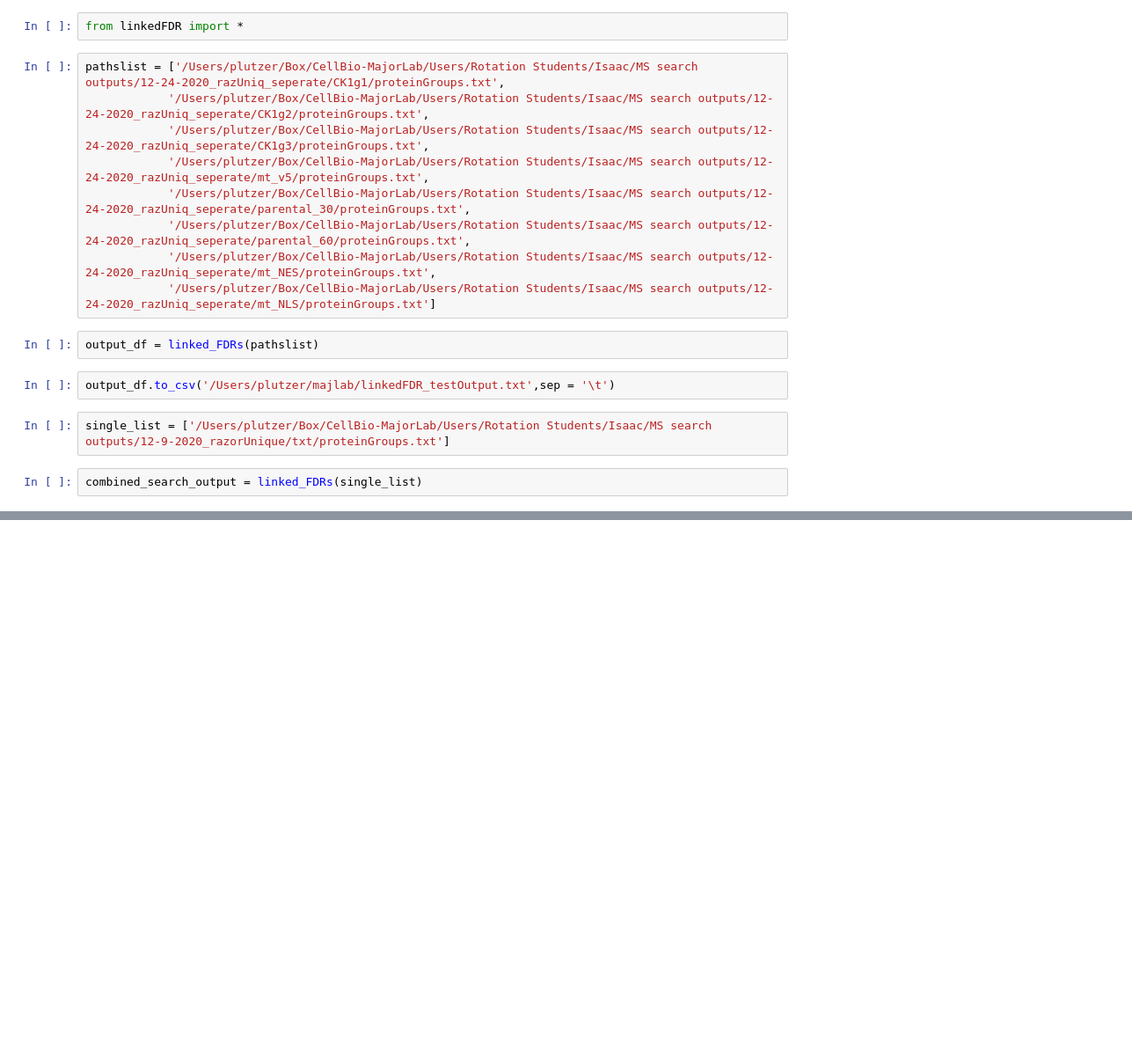
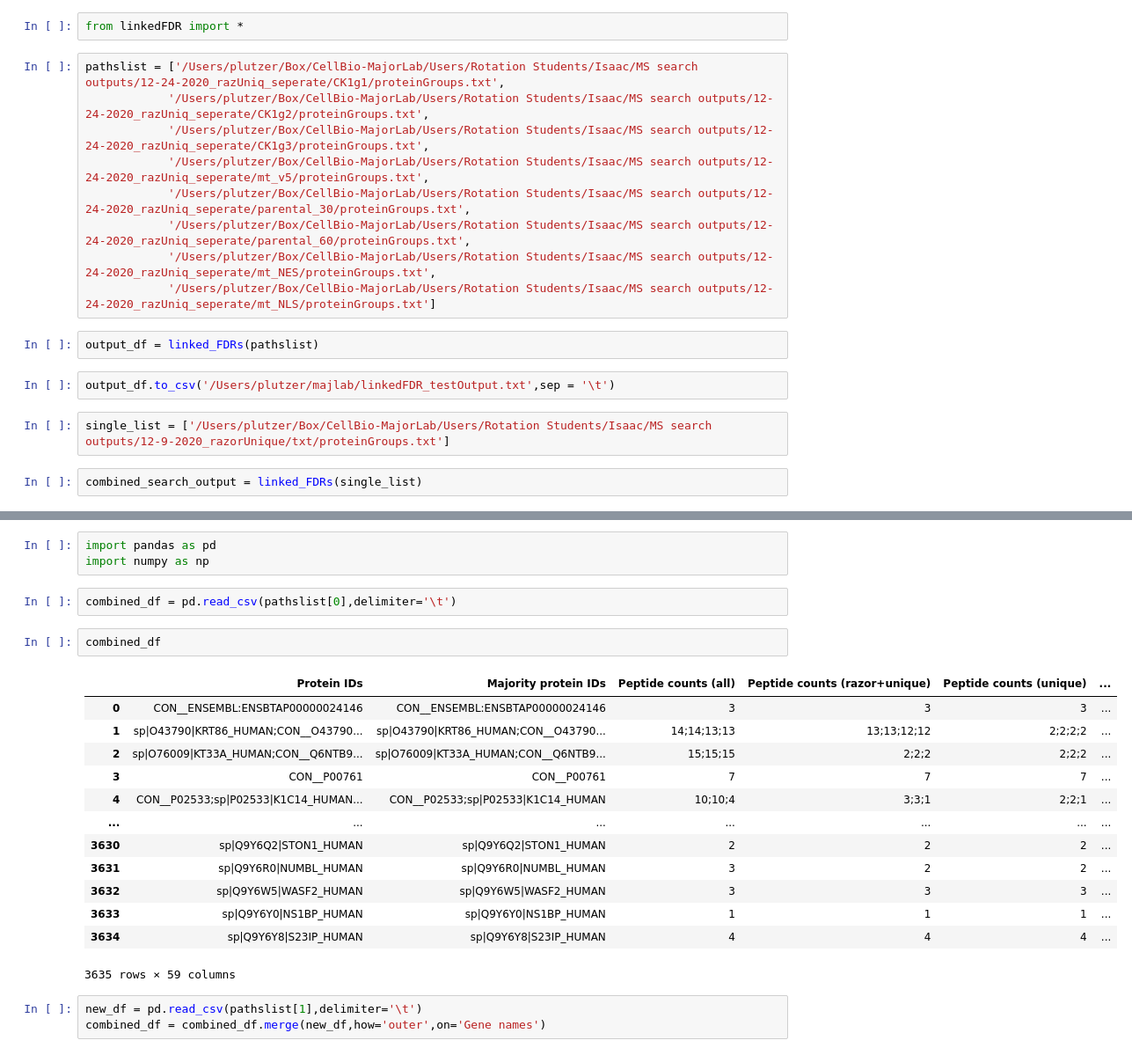
Before and after one commit to plutzer/majlab, a Jupyter notebook: Testing linked FDR.ipynb, the cells around one changed output, grey strips where cells are left out. Shown: that part at 88% size. Saved outputs shown, nothing was run; the diff lists cells and outputs as text; blank space fills up the shorter version.

```diff
--- a/Testing linked FDR.ipynb
+++ b/Testing linked FDR.ipynb
@@ -21,0 +24,24 @@ combined_search_output.to_csv('/Users/plutzer/majlab/linkedFDR_combined_search_t
+# %%
+import pandas as pd
+import numpy as np
+# %%
+combined_df = pd.read_csv(pathslist[0],delimiter='\t')
+# %%
+combined_df
+# %% [output]
+|  | Protein IDs | Majority protein IDs | Peptide counts (all) | Peptide counts (razor+unique) | Peptide counts (unique) | ... |
+| 0 | CON__ENSEMBL:ENSBTAP00000024146 | CON__ENSEMBL:ENSBTAP00000024146 | 3 | 3 | 3 | ... |
+| 1 | sp|O43790|KRT86_HUMAN;CON__O43790... | sp|O43790|KRT86_HUMAN;CON__O43790... | 14;14;13;13 | 13;13;12;12 | 2;2;2;2 | ... |
+| 2 | sp|O76009|KT33A_HUMAN;CON__Q6NTB9... | sp|O76009|KT33A_HUMAN;CON__Q6NTB9... | 15;15;15 | 2;2;2 | 2;2;2 | ... |
+| 3 | CON__P00761 | CON__P00761 | 7 | 7 | 7 | ... |
+| 4 | CON__P02533;sp|P02533|K1C14_HUMAN... | CON__P02533;sp|P02533|K1C14_HUMAN | 10;10;4 | 3;3;1 | 2;2;1 | ... |
+| ... | ... | ... | ... | ... | ... | ... |
+| 3630 | sp|Q9Y6Q2|STON1_HUMAN | sp|Q9Y6Q2|STON1_HUMAN | 2 | 2 | 2 | ... |
+| 3631 | sp|Q9Y6R0|NUMBL_HUMAN | sp|Q9Y6R0|NUMBL_HUMAN | 3 | 2 | 2 | ... |
+| 3632 | sp|Q9Y6W5|WASF2_HUMAN | sp|Q9Y6W5|WASF2_HUMAN | 3 | 3 | 3 | ... |
+| 3633 | sp|Q9Y6Y0|NS1BP_HUMAN | sp|Q9Y6Y0|NS1BP_HUMAN | 1 | 1 | 1 | ... |
+| 3634 | sp|Q9Y6Y8|S23IP_HUMAN | sp|Q9Y6Y8|S23IP_HUMAN | 4 | 4 | 4 | ... |
+3635 rows × 59 columns
+# %%
+new_df = pd.read_csv(pathslist[1],delimiter='\t')
+combined_df = combined_df.merge(new_df,how='outer',on='Gene names')
```
Also changed, not shown: parts of 5 cells of this notebook, 3 other files.
